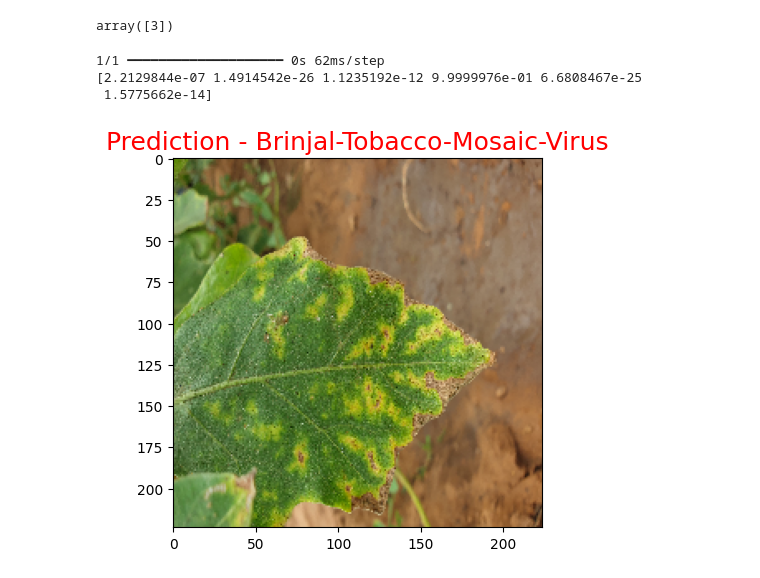
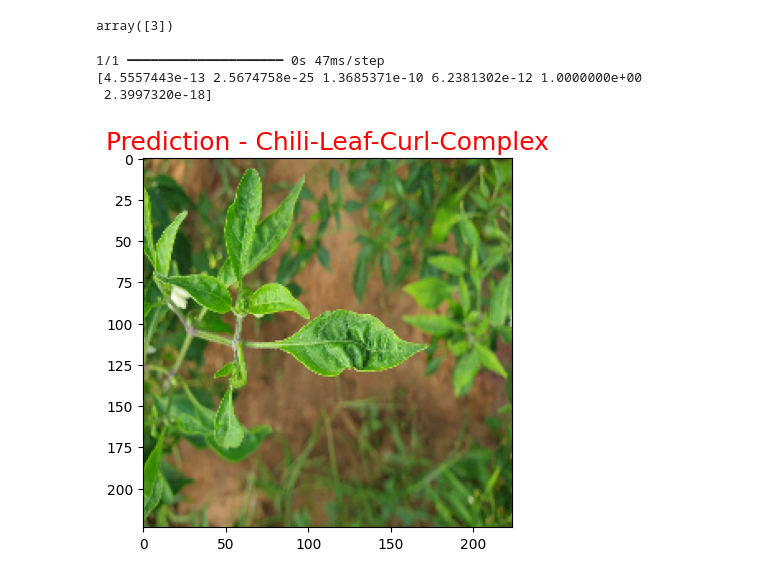
Before and after one commit to kusalkalinga00/plant-disease-recognition-colab, a Jupyter notebook: Automated_Plant_Disease_Recognition_System.ipynb, the cells around one changed output. Saved outputs shown, nothing was run; the diff lists cells and outputs as text; code cells hidden in the pictures.

```diff
--- a/Automated_Plant_Disease_Recognition_System.ipynb
+++ b/Automated_Plant_Disease_Recognition_System.ipynb
@@ -196,9 +194,9 @@ def predict_image(filename, model):
     plt.title("Prediction - {}".format(str(classes[index]).title()), size=18, color='red')
     plt.imshow(img_array)
 # %%
-predict_image('/content/drive/MyDrive/plant_dataset/test/brinjal-tobacco-mosaic-virus/20240727_154144.jpg', model)
+predict_image('/content/drive/MyDrive/plant_dataset/test/chili-leaf-curl-complex/20240727_170403.jpg', model)
 # %% [output]
-1/1 ━━━━━━━━━━━━━━━━━━━━ 0s 62ms/step
-[2.2129844e-07 1.4914542e-26 1.1235192e-12 9.9999976e-01 6.6808467e-25
- 1.5775662e-14]
+1/1 ━━━━━━━━━━━━━━━━━━━━ 0s 47ms/step
+[4.5557443e-13 2.5674758e-25 1.3685371e-10 6.2381302e-12 1.0000000e+00
+ 2.3997320e-18]
-[figure, old version]
+[figure, new version]
```
Also changed, not shown: parts of 1 cell of this notebook.
